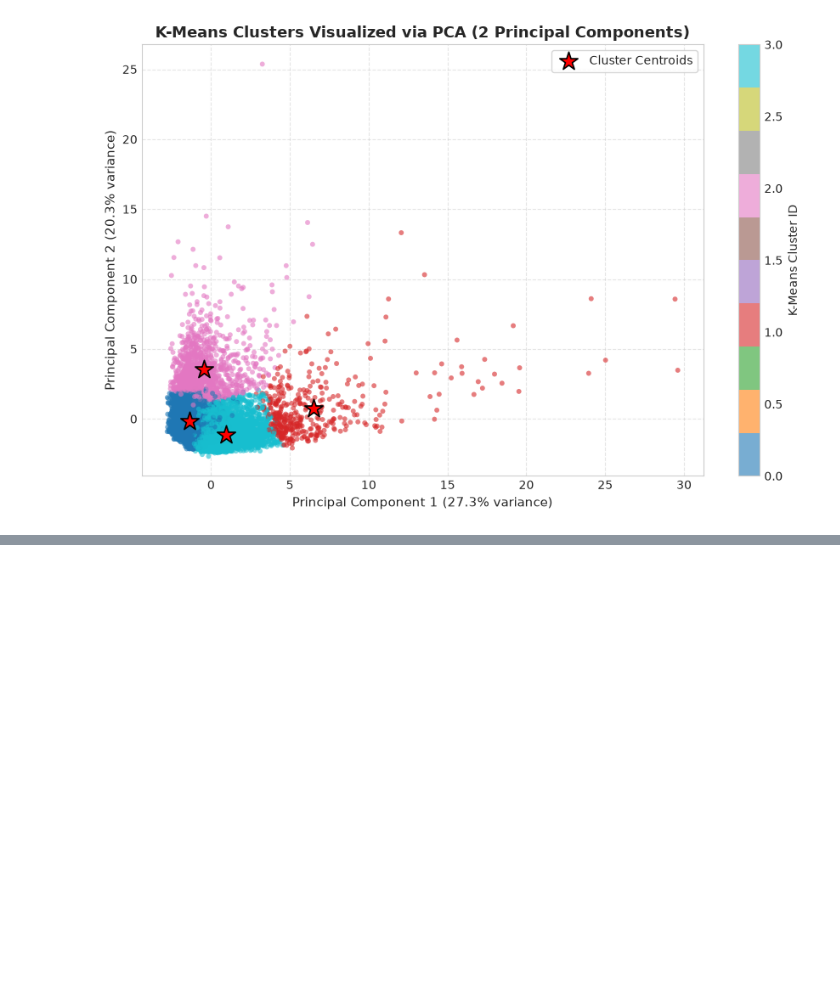
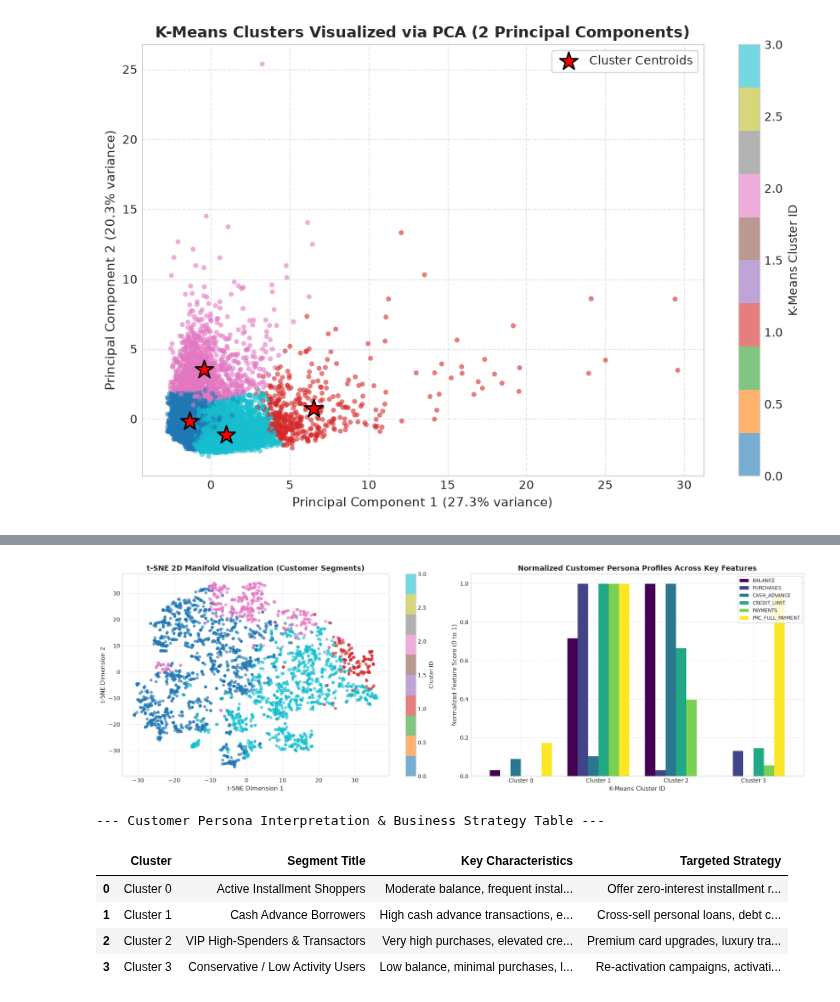
Before and after one commit to Karthik-2006-cell/ml-capstone-project, a Jupyter notebook: notebooks/Clustering.ipynb, the cells around one changed output, grey strips where cells are left out. Drawn from its saved outputs; the diff is of its cells as text; code cells hidden in the pictures; blank space fills up the shorter version.

```diff
--- a/notebooks/Clustering.ipynb
+++ b/notebooks/Clustering.ipynb
@@ -249,0 +401,76 @@ Silhouette Score: 0.1977 | Davies-Bouldin: 1.5748 | Calinski-Harabasz: 1598.08
+# %%
+# 1. t-SNE 2D Manifold Visualization (on a representative subset for high fidelity)
+sample_size = 3000
+tsne_indices = np.random.RandomState(42).choice(len(X_scaled), size=sample_size, replace=False)
+X_tsne_sample = X_scaled[tsne_indices]
+labels_tsne_sample = kmeans_labels[tsne_indices]
+
+tsne = TSNE(n_components=2, random_state=42, init='pca', learning_rate='auto', max_iter=500)
+X_tsne_2d = tsne.fit_transform(X_tsne_sample)
+
+fig, axes = plt.subplots(1, 2, figsize=(18, 6))
+
+# Plot t-SNE 2D
+scatter_tsne = axes[0].scatter(X_tsne_2d[:, 0], X_tsne_2d[:, 1], c=labels_tsne_sample, cmap='tab10', alpha=0.6, s=20)
+axes[0].set_title('t-SNE 2D Manifold Visualization (Customer Segments)', fontsize=13, fontweight='bold')
+axes[0].set_xlabel('t-SNE Dimension 1', fontsize=11)
+axes[0].set_ylabel('t-SNE Dimension 2', fontsize=11)
+axes[0].grid(True, linestyle='--', alpha=0.5)
+fig.colorbar(scatter_tsne, ax=axes[0], label='Cluster ID')
+
+# 2. Behavioral Persona Profiling (Key Centroid Characteristics)
+profile_cols = ['BALANCE', 'PURCHASES', 'CASH_ADVANCE', 'CREDIT_LIMIT', 'PAYMENTS', 'PRC_FULL_PAYMENT']
+cluster_profiles = df_clean.groupby('KMeans_Cluster')[profile_cols].mean()
+
+# Normalized profiles for comparative radar/bar view
+norm_profiles = (cluster_profiles - cluster_profiles.min()) / (cluster_profiles.max() - cluster_profiles.min() + 1e-9)
+norm_profiles.plot(kind='bar', ax=axes[1], colormap='viridis', width=0.8)
+axes[1].set_title('Normalized Customer Persona Profiles Across Key Features', fontsize=13, fontweight='bold')
+axes[1].set_xlabel('K-Means Cluster ID', fontsize=11)
+axes[1].set_ylabel('Normalized Feature Score (0 to 1)', fontsize=11)
+axes[1].legend(loc='upper right', fontsize=8.5, frameon=True)
+axes[1].set_xticklabels([f'Cluster {i}' for i in range(4)], rotation=0)
+axes[1].grid(True, linestyle='--', alpha=0.5)
+
+plt.tight_layout()
+plt.show()
+
+# 3. Customer Personas Business Summary
+persona_descriptions = [
+    {
+        "Cluster": "Cluster 0",
+        "Segment Title": "Active Installment Shoppers",
+        "Key Characteristics": "Moderate balance, frequent installment purchases, moderate credit limit, consistent payments.",
+        "Targeted Strategy": "Offer zero-interest installment rewards, e-commerce cashbacks, and merchant discount partnerships."
+    },
+    {
+        "Cluster": "Cluster 1",
+        "Segment Title": "Cash Advance Borrowers",
+        "Key Characteristics": "High cash advance transactions, elevated balance, low purchase frequency, low full payment rate.",
+        "Targeted Strategy": "Cross-sell personal loans, debt consolidation schemes, and balance transfer promotional rates."
+    },
+    {
+        "Cluster": "Cluster 2",
+        "Segment Title": "VIP High-Spenders & Transactors",
+        "Key Characteristics": "Very high purchases, elevated credit limit, massive payment volumes, high full payment propensity.",
+        "Targeted Strategy": "Premium card upgrades, luxury travel perks, concierge rewards, and exclusive line increases."
+    },
+    {
+        "Cluster": "Cluster 3",
+        "Segment Title": "Conservative / Low Activity Users",
+        "Key Characteristics": "Low balance, minimal purchases, low cash advances, low credit utilization.",
+        "Targeted Strategy": "Re-activation campaigns, activation fee waivers, first-swipe discounts, and card incentives."
+    }
+]
+
+persona_summary_df = pd.DataFrame(persona_descriptions)
+print("\n--- Customer Persona Interpretation & Business Strategy Table ---")
+display(persona_summary_df)
+# %% [output]
+[figure, added]
+--- Customer Persona Interpretation & Business Strategy Table ---
+|  | Cluster | Segment Title | Key Characteristics | Targeted Strategy |
+| 0 | Cluster 0 | Active Installment Shoppers | Moderate balance, frequent instal... | Offer zero-interest installment r... |
+| 1 | Cluster 1 | Cash Advance Borrowers | High cash advance transactions, e... | Cross-sell personal loans, debt c... |
+| 2 | Cluster 2 | VIP High-Spenders & Transactors | Very high purchases, elevated cre... | Premium card upgrades, luxury tra... |
+| 3 | Cluster 3 | Conservative / Low Activity Users | Low balance, minimal purchases, l... | Re-activation campaigns, activati... |
```
Also changed, not shown: parts of 7 cells of this notebook.
